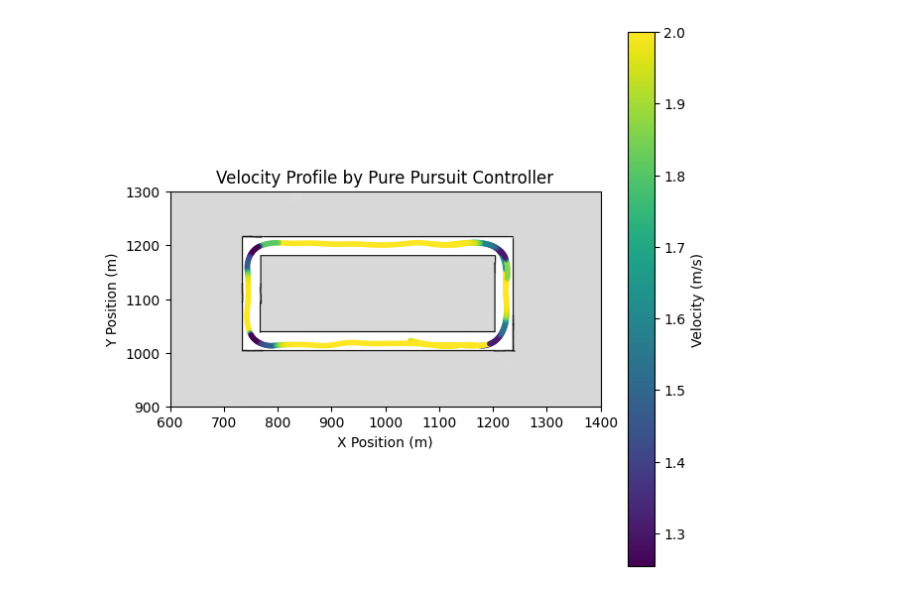
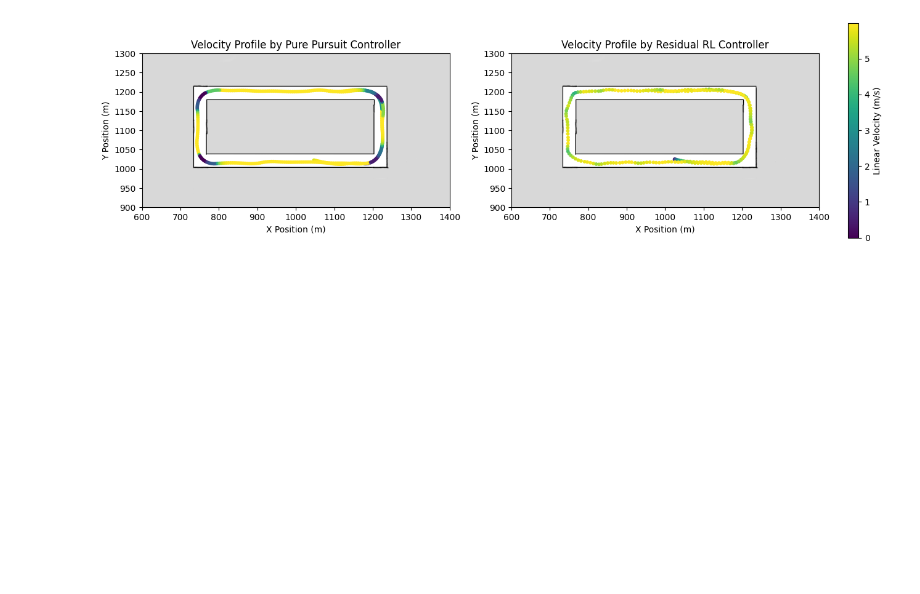
Before and after one commit to gokulmk-12/f1tenth_gym_ros_ntu, a Jupyter notebook: scripts/race_logs.ipynb, the cells around one changed output. Saved outputs shown, nothing was run; the diff lists cells and outputs as text; code cells hidden in the pictures; blank space fills up the shorter version.

```diff
--- a/scripts/race_logs.ipynb
+++ b/scripts/race_logs.ipynb
@@ -6,8 +6,9 @@ from PIL import Image
 import matplotlib.pyplot as plt
 from scipy.spatial import cKDTree
 # %%
-file = "/sim_ws/src/f1tenth_gym_ros/race_logs/race_log_20250718_052046.csv"
+file = "/sim_ws/src/f1tenth_gym_ros/race_logs/race_log_pp.csv"
 racetrack = "/sim_ws/src/f1tenth_gym_ros/tracks/levine_closed.csv"
+file2 = "/sim_ws/src/f1tenth_gym_ros/race_logs/race_log_rl.csv"
 
 MAP_NAME = "levine_closed"
 map_img_file = f"/sim_ws/src/f1tenth_gym_ros/maps/{MAP_NAME}.png"
@@ -21,11 +22,13 @@ map_img = np.array(Image.open(map_img_file).transpose(Image.FLIP_TOP_BOTTOM))
 map_height, map_width = map_img.shape
 
 race_data = pd.read_csv(file)
-print(f"Shape of the file: {race_data.shape}")
+race_data_2 = pd.read_csv(file2)
 
-pos_x, pos_y = race_data['pos_x'].values[::30], race_data['pos_y'].values[::30]
-lin_vel_x = race_data['lin_vel_x'].values[::30]
+
+pos_x, pos_y, lin_vel_x = race_data['pos_x'].values[::30], race_data['pos_y'].values[::30], race_data['lin_vel_x'].values[::30]
 time = race_data['time'].values[::30]
+pos_x_2, pos_y_2, lin_vel_x_2 = race_data_2['pos_x'].values[::5], race_data_2['pos_y'].values[::5], race_data_2['lin_vel_x'].values[::5]
+time_2 = race_data_2['time'].values[::5]
 
 optim_racedata = pd.read_csv(racetrack, header=0, names=["x", "y", "vel"])
 x_optim, y_optim = optim_racedata["x"].values, optim_racedata["y"].values
@@ -34,9 +35,13 @@ Shape of the file: (11700, 5)
 # %%
 pos_x -= map_origin[0]
 pos_y -= map_origin[1]
+pos_x_2 -= map_origin[0]
+pos_y_2 -= map_origin[1]
 
 pos_x /= map_resolution
 pos_y /= map_resolution
+pos_x_2 /= map_resolution
+pos_y_2 /= map_resolution
 
 x_optim -= map_origin[0]
 y_optim -= map_origin[0]
@@ -88,15 +114,24 @@ plt.show()
 # %%
-plt.figure(figsize=(7, 7))
-sc = plt.scatter(pos_x, pos_y, c=lin_vel_x, cmap='viridis', s=10)
-plt.colorbar(sc, label='Velocity (m/s)')
-plt.imshow(map_img, cmap='gray')
+fig, ax = plt.subplots(nrows=1, ncols=2, figsize=(15, 8))
 
-plt.xlabel("X Position (m)")
-plt.ylabel("Y Position (m)")
-plt.title("Velocity Profile by Pure Pursuit Controller")
-plt.xlim(600, 1400)
-plt.ylim(900, 1300)
-plt.grid(False)
+sc = ax[0].scatter(pos_x, pos_y, c=lin_vel_x, cmap='viridis', s=10)
+ax[0].imshow(map_img, cmap='gray')
+ax[0].set_xlabel("X Position (m)")
+ax[0].set_ylabel("Y Position (m)")
+ax[0].set_title("Velocity Profile by Pure Pursuit Controller")
+ax[0].set_xlim(600, 1400)
+ax[0].set_ylim(900, 1300)
+
+sc2 = ax[1].scatter(pos_x_2, pos_y_2, c=lin_vel_x_2, cmap='viridis', s=10)
+ax[1].imshow(map_img, cmap='gray')
+ax[1].set_xlabel("X Position (m)")
+ax[1].set_ylabel("Y Position (m)")
+ax[1].set_title("Velocity Profile by Residual RL Controller")
+ax[1].set_xlim(600, 1400)
+ax[1].set_ylim(900, 1300)
+
+cbar = fig.colorbar(sc2, ax=ax, orientation='vertical', fraction=0.015, pad=0.04)
+cbar.set_label("Linear Velocity (m/s)")
 plt.show()
 # %% [output]
-[figure, old version]
+[figure, new version]
```
Also changed, not shown: parts of 4 cells of this notebook, 8 other files.
